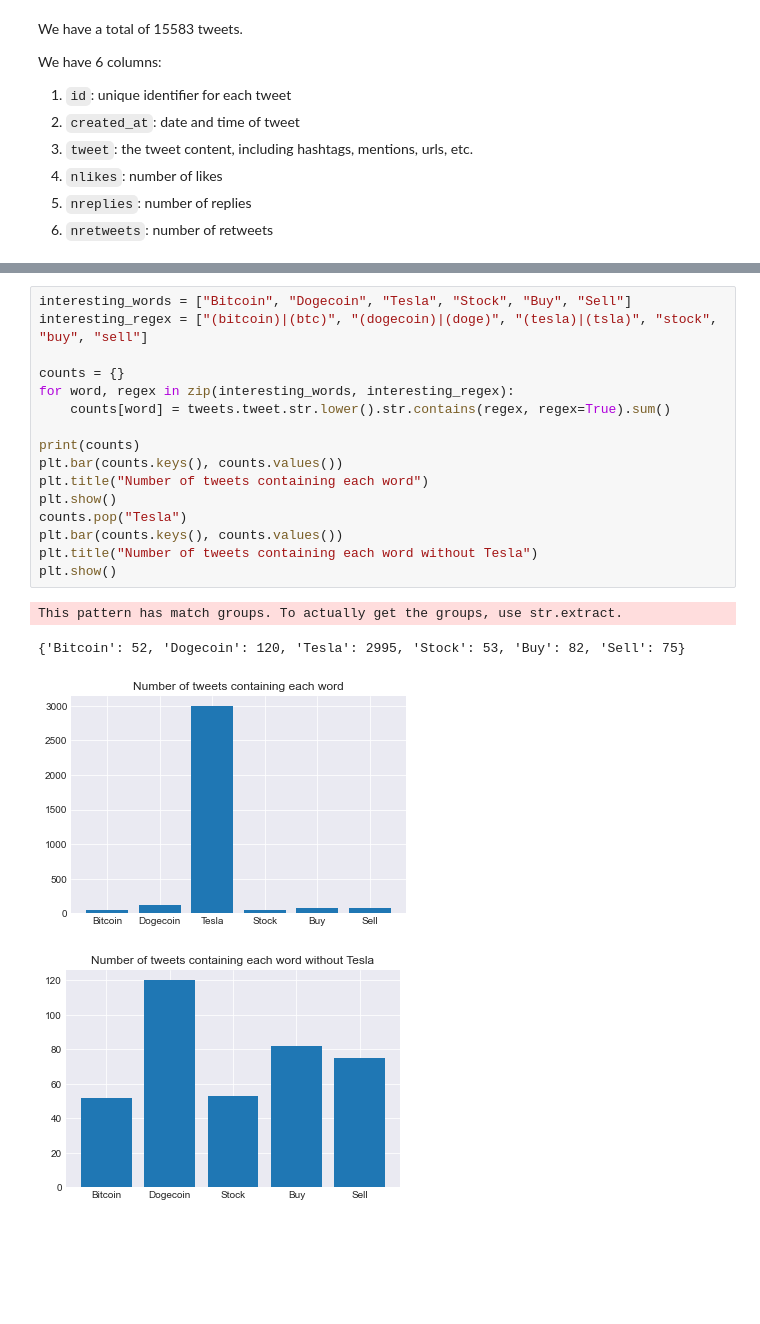
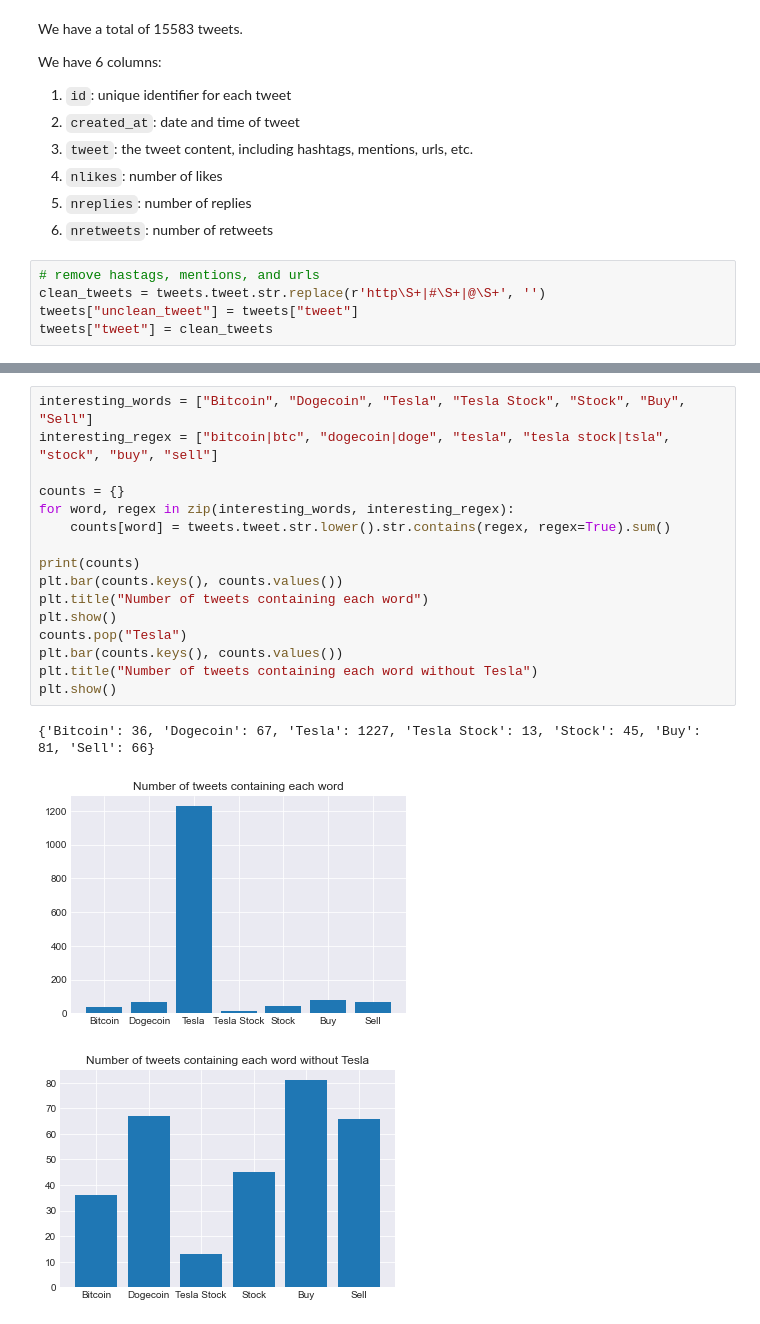
Before and after one commit to com-480-data-visualization/datavis-project-2022-visualizationclowns, a Jupyter notebook: exploration/data_exploration.ipynb, the cells around one changed output, grey strips where cells are left out. Cells and saved outputs as stored; diff of their text form; blank space fills up the shorter version.

```diff
--- a/exploration/data_exploration.ipynb
+++ b/exploration/data_exploration.ipynb
@@ -43,3 +41,8 @@ We have 6 columns:
 3. `nlikes`: number of likes
 4. `nreplies`: number of replies
 5. `nretweets`: number of retweets
+# %%
+# remove hastags, mentions, and urls
+clean_tweets = tweets.tweet.str.replace(r'http\S+|#\S+|@\S+', '')
+tweets["unclean_tweet"] = tweets["tweet"]
+tweets["tweet"] = clean_tweets
@@ -55,22 +60,21 @@ tweets.head()
 # %%
-interesting_words = ["Bitcoin", "Dogecoin", "Tesla", "Stock", "Buy", "Sell"]
-interesting_regex = ["(bitcoin)|(btc)", "(dogecoin)|(doge)", "(tesla)|(tsla)", "stock", "buy", "sell"]
+interesting_words = ["Bitcoin", "Dogecoin", "Tesla", "Tesla Stock", "Stock", "Buy", "Sell"]
+interesting_regex = ["bitcoin|btc", "dogecoin|doge", "tesla", "tesla stock|tsla", "stock", "buy", "sell"]
 
 counts = {}
 for word, regex in zip(interesting_words, interesting_regex):
     counts[word] = tweets.tweet.str.lower().str.contains(regex, regex=True).sum()
 
 print(counts)
 plt.bar(counts.keys(), counts.values())
 plt.title("Number of tweets containing each word")
 plt.show()
 counts.pop("Tesla")
 plt.bar(counts.keys(), counts.values())
 plt.title("Number of tweets containing each word without Tesla")
 plt.show()
 # %% [output]
-This pattern has match groups. To actually get the groups, use str.extract.
+{'Bitcoin': 36, 'Dogecoin': 67, 'Tesla': 1227, 'Tesla Stock': 13, 'Stock': 45, 'Buy': 81, 'Sell': 66}
-{'Bitcoin': 52, 'Dogecoin': 120, 'Tesla': 2995, 'Stock': 53, 'Buy': 82, 'Sell': 75}
-[figure, old version]
+[figure, new version]
-[figure, old version]
+[figure, new version]
 # %% [markdown]
```
Also changed, not shown: parts of 15 cells of this notebook.
